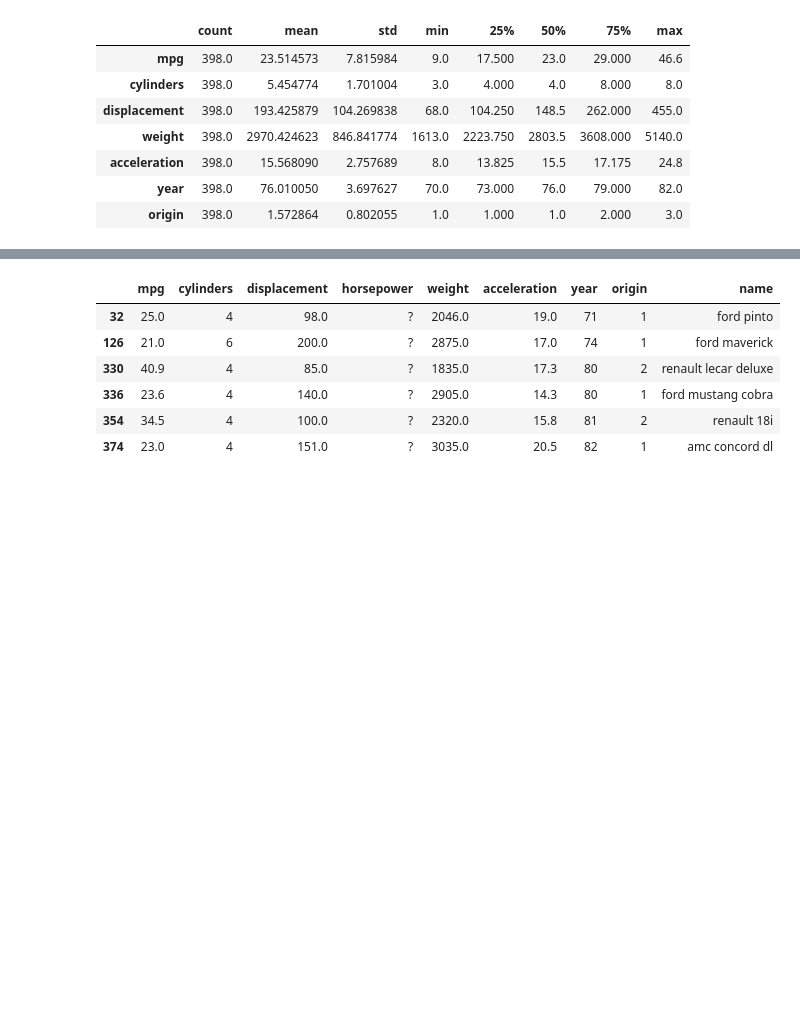
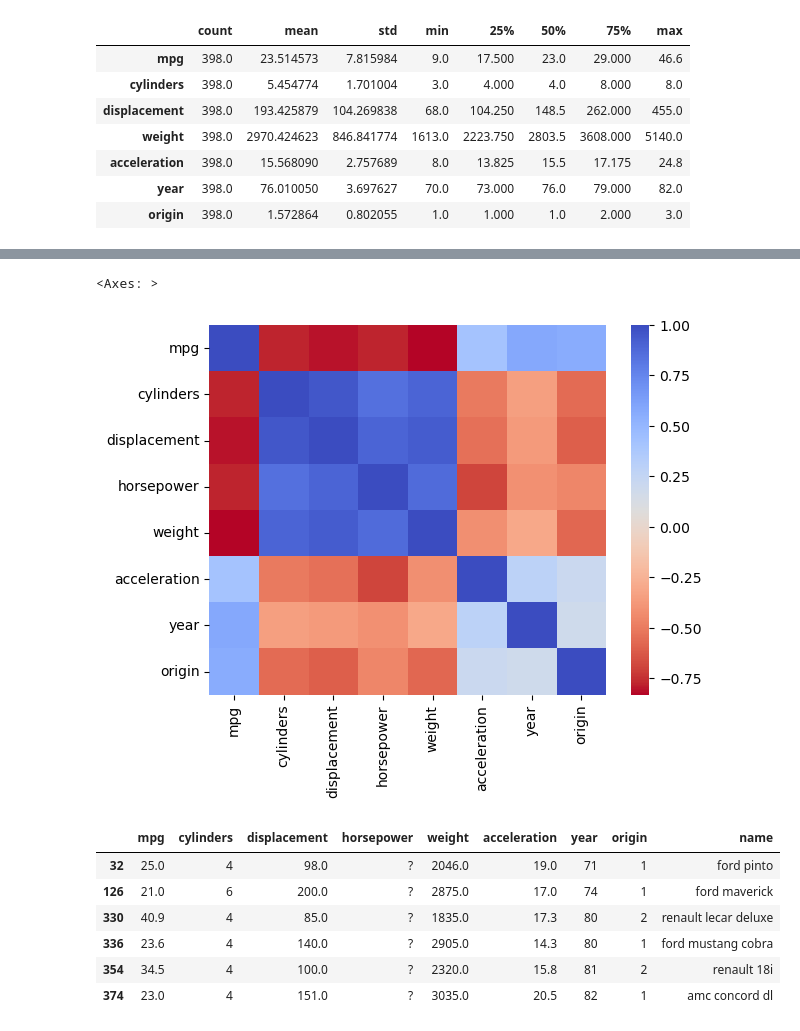
Before and after one commit to vladimiralencar/Alunos-UEPB-TopicosEspeciaisEmBancoDeDados, a Jupyter notebook: RegressaoLinearMultipla/Dataset-de-Regressao.ipynb, the cells around one changed output, grey strips where cells are left out. Saved outputs shown, nothing was run; the diff lists cells and outputs as text; code cells hidden in the pictures; blank space fills up the shorter version.

```diff
--- a/RegressaoLinearMultipla/Dataset-de-Regressao.ipynb
+++ b/RegressaoLinearMultipla/Dataset-de-Regressao.ipynb
@@ -58,3 +105,8 @@ df.describe().T
+# %%
+sns.heatmap(df[atributos[:-1]].corr(), cmap='coolwarm_r')
+# %% [output]
+<Axes: >
+[figure, added]
 # %%
 df[ df.horsepower == '?' ]
 # %% [output]
```
Also changed, not shown: parts of 30 cells of this notebook, 3 other files.
